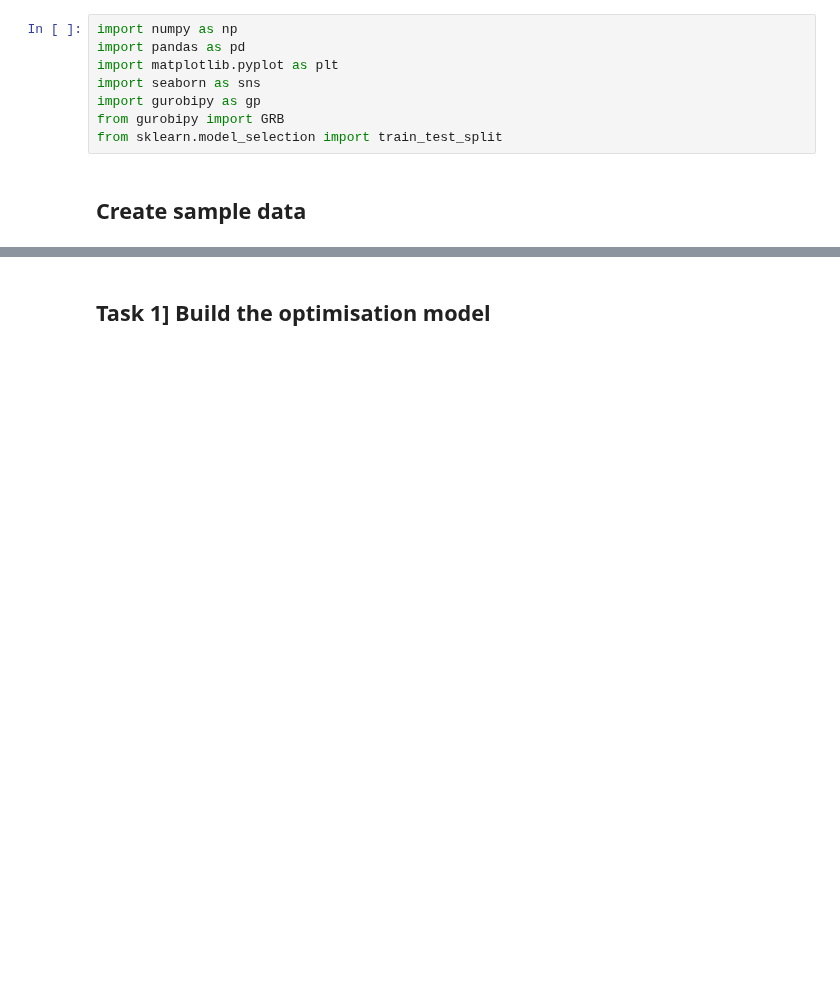
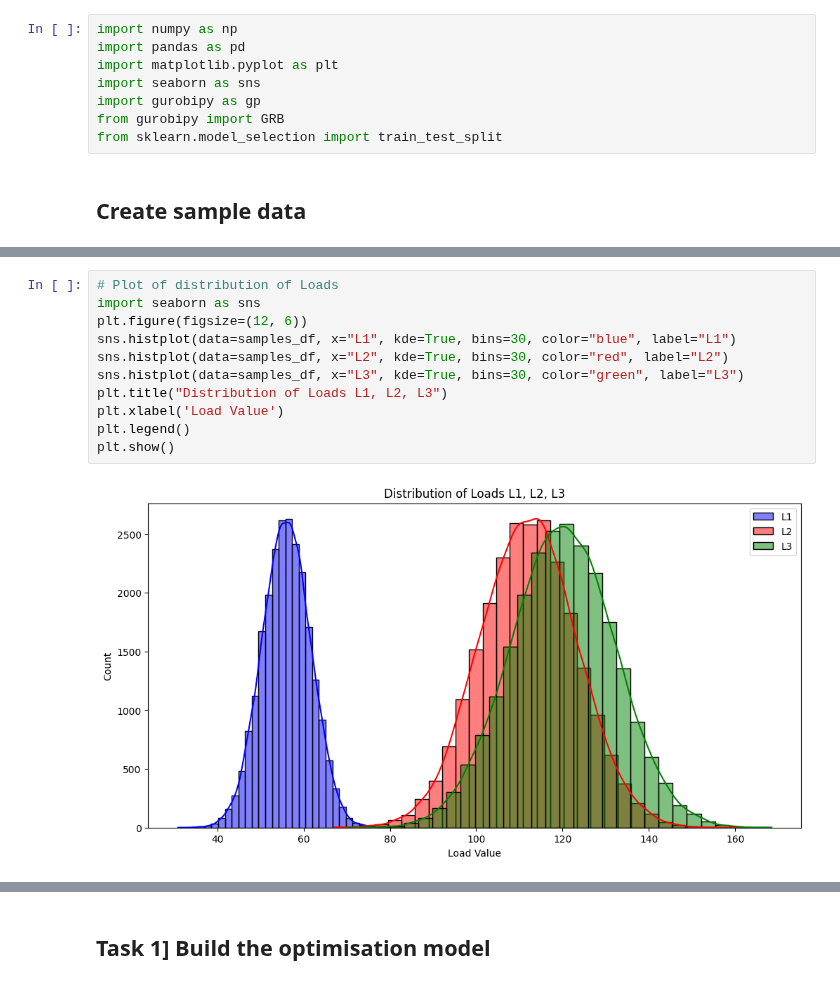
Before and after one commit to Max-f123/Machine_Learning_in_Energy_Systems, a Jupyter notebook: Assignment 02/02 - Simon/A02_Simon.ipynb, the cells around one changed output, grey strips where cells are left out. Cells and saved outputs as stored; diff of their text form; blank space fills up the shorter version.

```diff
--- a/Assignment 02/02 - Simon/A02_Simon.ipynb
+++ b/Assignment 02/02 - Simon/A02_Simon.ipynb
@@ -74,0 +86,13 @@ samples_df.head(30)
+# %%
+# Plot of distribution of Loads
+import seaborn as sns
+plt.figure(figsize=(12, 6))
+sns.histplot(data=samples_df, x="L1", kde=True, bins=30, color="blue", label="L1")
+sns.histplot(data=samples_df, x="L2", kde=True, bins=30, color="red", label="L2")
+sns.histplot(data=samples_df, x="L3", kde=True, bins=30, color="green", label="L3")
+plt.title("Distribution of Loads L1, L2, L3")
+plt.xlabel('Load Value')
+plt.legend()
+plt.show()
+# %% [output]
+[figure, added]
```
Also changed, not shown: parts of 5 cells of this notebook, 1 other file.
